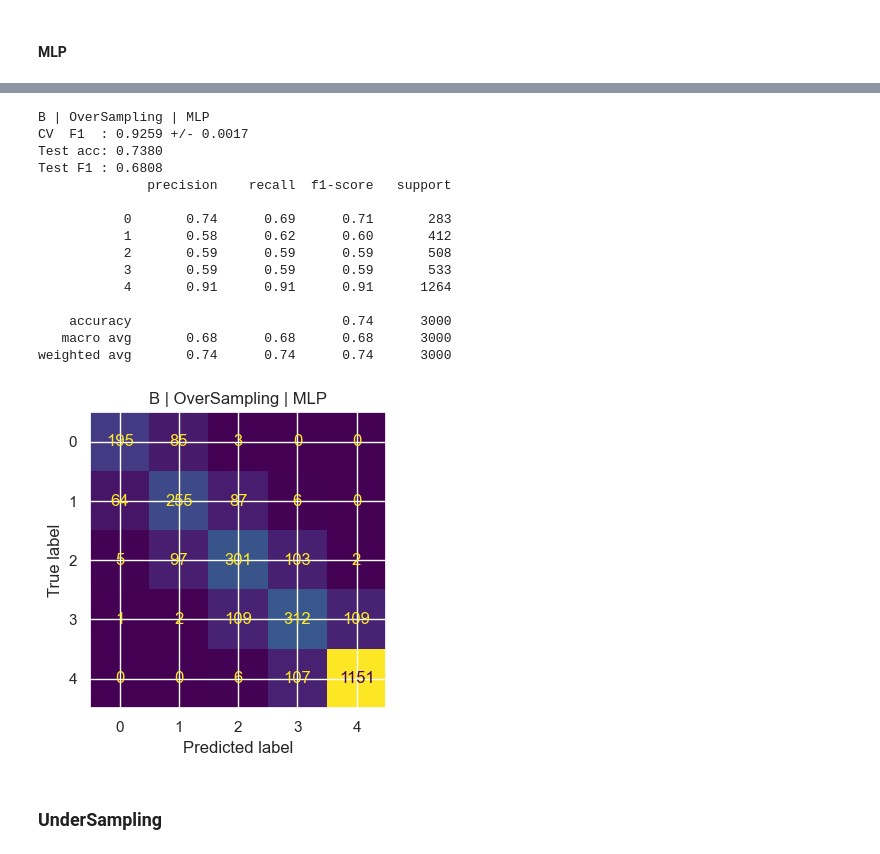
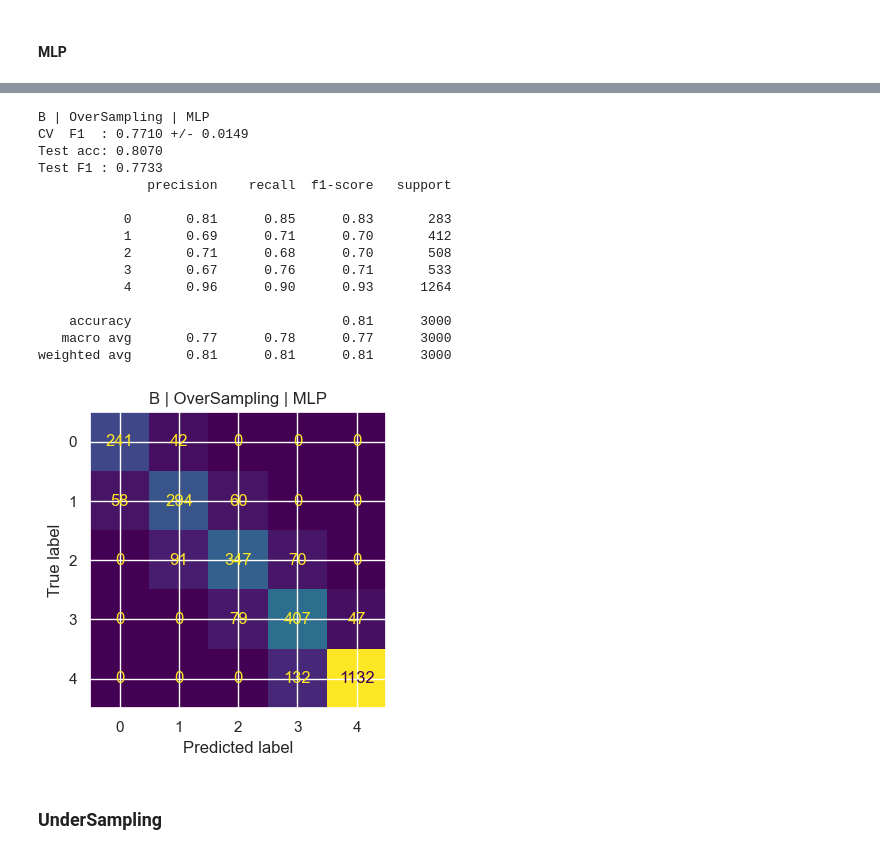
Before and after one commit to diogvasc/projetoAC, a Jupyter notebook: projeto_2.ipynb, the cells around one changed output, grey strips where cells are left out. Drawn from its saved outputs; the diff is of its cells as text; code cells hidden in the pictures.

```diff
--- a/projeto_2.ipynb
+++ b/projeto_2.ipynb
@@ -680,3 +680,18 @@ weighted avg       0.81      0.80      0.81      3000
 [figure]
 # %% [markdown]
 #### MLP
+# %%
+mlp_results_B_ov = []
+for hl, lr, act in product(mlp_configs['hidden_layer_sizes'],
+                            mlp_configs['learning_rate_init'],
+                            mlp_configs['activation']):
+    mlp = MLPClassifier(hidden_layer_sizes=hl, learning_rate_init=lr,
+                        activation=act, max_iter=500, random_state=1)
+    mlp.fit(X_over_B, y_over_B)
+    f1 = f1_score(y_test_B, mlp.predict(X_test_B), average='macro', zero_division=0)
+    mlp_results_B_ov.append({'hidden': str(hl), 'lr': lr, 'act': act, 'f1': f1})
+
+mlp_df_B_ov = pd.DataFrame(mlp_results_B_ov).sort_values('f1', ascending=False)
+display(mlp_df_B_ov.head(10))
+best_mlp_B_ov_cfg = mlp_df_B_ov.iloc[0]
+print(f"Best: hidden={best_mlp_B_ov_cfg['hidden']}  lr={best_mlp_B_ov_cfg['lr']}  act={best_mlp_B_ov_cfg['act']}")
@@ -683,28 +711,28 @@ weighted avg       0.81      0.80      0.81      3000
 # %%
 mlp_B_ov = MLPClassifier(
-    hidden_layer_sizes=ast.literal_eval(best_mlp_B_cfg['hidden']),
-    learning_rate_init=best_mlp_B_cfg['lr'],
-    activation=best_mlp_B_cfg['act'],
-    max_iter=2000, random_state=1)
+    hidden_layer_sizes=ast.literal_eval(best_mlp_B_ov_cfg['hidden']),
+    learning_rate_init=best_mlp_B_ov_cfg['lr'],
+    activation=best_mlp_B_ov_cfg['act'],
+    max_iter=500, random_state=1)
 res_mlp_B_over = evaluate(mlp_B_ov, X_over_B, y_over_B, X_test_B, y_test_B,
                            label="B | OverSampling | MLP")
 # %% [output]
 B | OverSampling | MLP
-CV  F1  : 0.9259 +/- 0.0017
-Test acc: 0.7380
-Test F1 : 0.6808
+CV  F1  : 0.7710 +/- 0.0149
+Test acc: 0.8070
+Test F1 : 0.7733
               precision    recall  f1-score   support
 
-           0       0.74      0.69      0.71       283
-           1       0.58      0.62      0.60       412
-           2       0.59      0.59      0.59       508
-           3       0.59      0.59      0.59       533
-           4       0.91      0.91      0.91      1264
+           0       0.81      0.85      0.83       283
+           1       0.69      0.71      0.70       412
+           2       0.71      0.68      0.70       508
+           3       0.67      0.76      0.71       533
+           4       0.96      0.90      0.93      1264
 
-    accuracy                           0.74      3000
-   macro avg       0.68      0.68      0.68      3000
-weighted avg       0.74      0.74      0.74      3000
+    accuracy                           0.81      3000
+   macro avg       0.77      0.78      0.77      3000
+weighted avg       0.81      0.81      0.81      3000
-[figure, old version]
+[figure, new version]
 # %% [markdown]
 ### UnderSampling
 # %%
```
Also changed, not shown: parts of 7 cells of this notebook, 1 other file.
